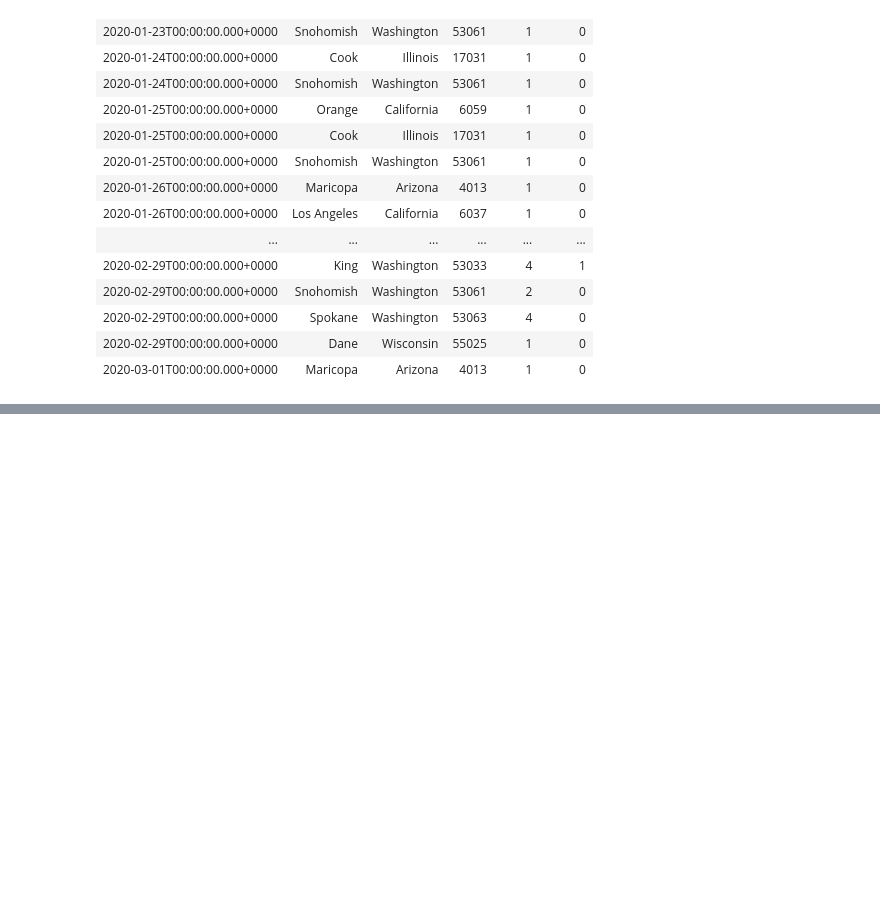
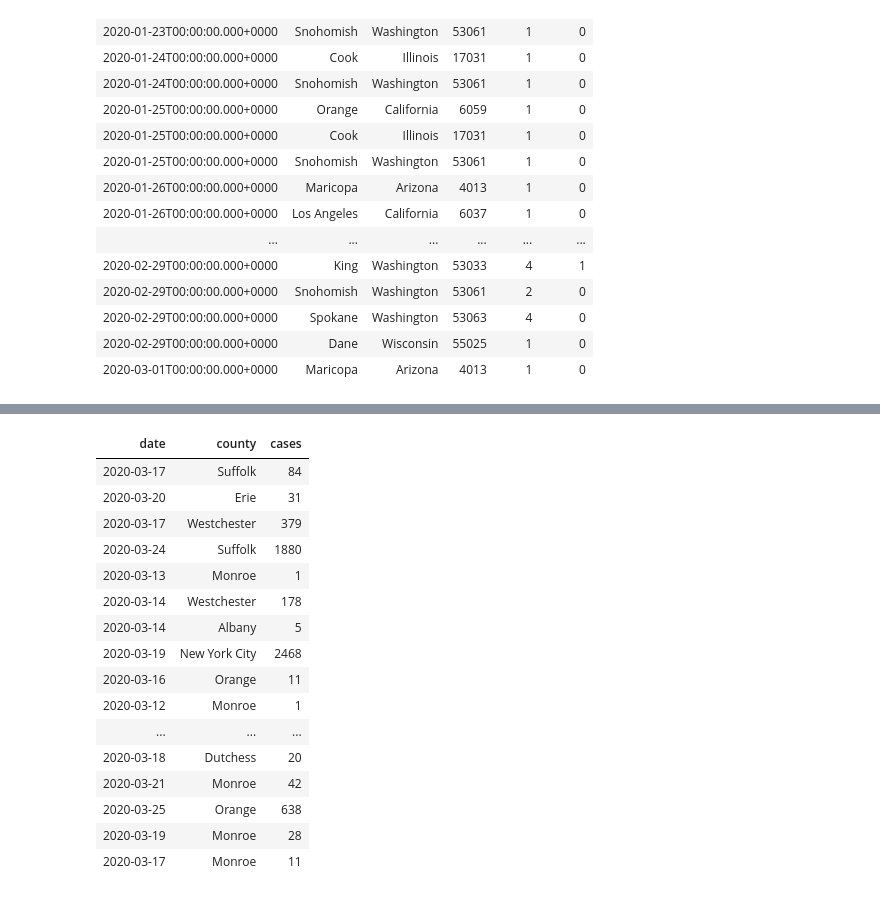
Before and after one commit to databricks/devrel, a Jupyter notebook: samples/NYT COVID-19 Analysis.ipynb, the cells around one changed output, grey strips where cells are left out. Cells and saved outputs as stored; diff of their text form; code cells hidden in the pictures; blank space fills up the shorter version.

```diff
--- a/samples/NYT COVID-19 Analysis.ipynb
+++ b/samples/NYT COVID-19 Analysis.ipynb
@@ -63,0 +158,25 @@ display(nyt_daily)
+# %%
+%sql
+SELECT f.date, f.county, f.cases
+  FROM ny_state_window f
+  JOIN (
+      SELECT county, sum(cases) as cases FROM ny_state_window GROUP BY county ORDER BY cases DESC LIMIT 10
+    ) x ON x.county = f.county
+# %% [output]
+| date | county | cases |
+| 2020-03-17 | Suffolk | 84 |
+| 2020-03-20 | Erie | 31 |
+| 2020-03-17 | Westchester | 379 |
+| 2020-03-24 | Suffolk | 1880 |
+| 2020-03-13 | Monroe | 1 |
+| 2020-03-14 | Westchester | 178 |
+| 2020-03-14 | Albany | 5 |
+| 2020-03-19 | New York City | 2468 |
+| 2020-03-16 | Orange | 11 |
+| 2020-03-12 | Monroe | 1 |
+| ... | ... | ... |
+| 2020-03-18 | Dutchess | 20 |
+| 2020-03-21 | Monroe | 42 |
+| 2020-03-25 | Orange | 638 |
+| 2020-03-19 | Monroe | 28 |
+| 2020-03-17 | Monroe | 11 |
```
Also changed, not shown: parts of 32 cells of this notebook, 2 other files.
